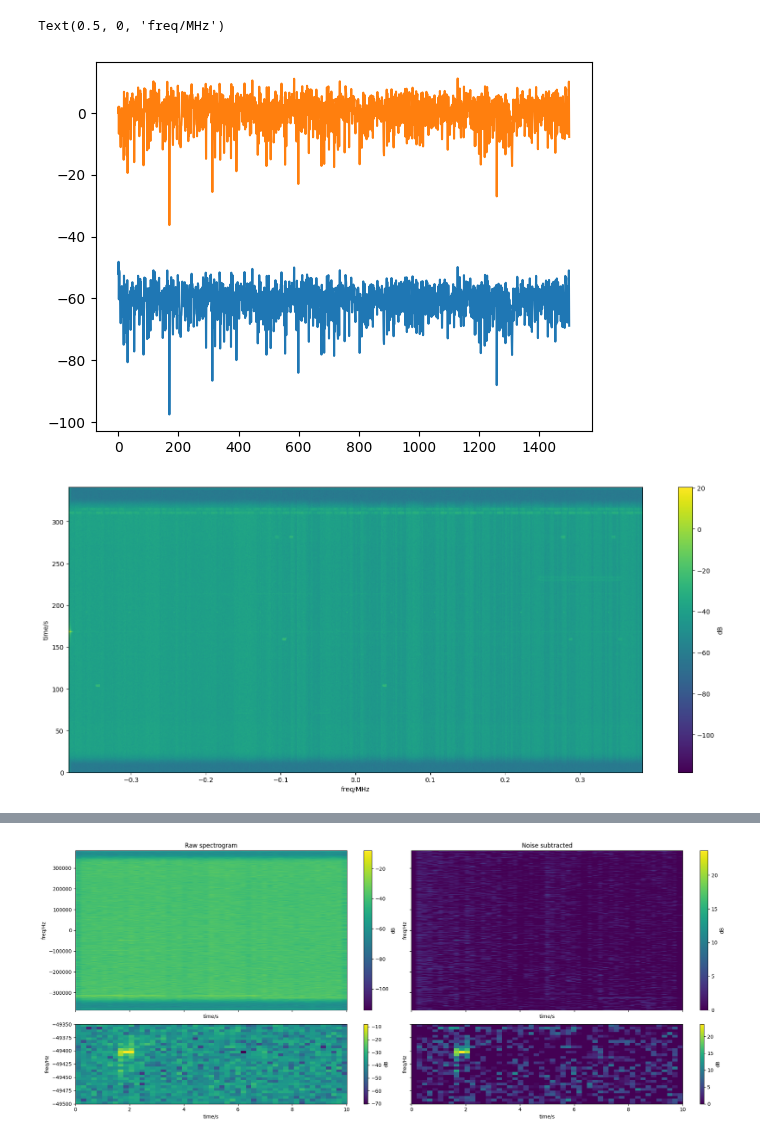
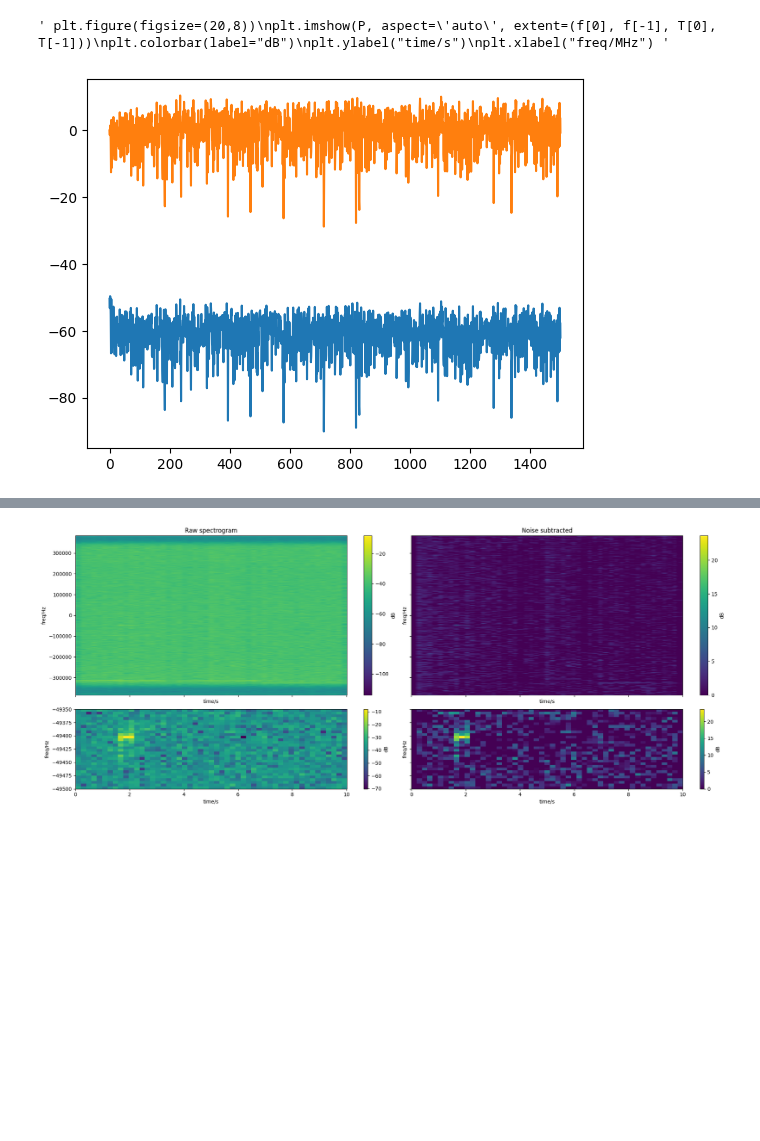
Before and after one commit to bigalnz/test_fft, a Jupyter notebook: notebooks/channelised_baseline.ipynb, the cells around one changed output, grey strips where cells are left out. Saved outputs shown, nothing was run; the diff lists cells and outputs as text; code cells hidden in the pictures; blank space fills up the shorter version.

```diff
--- a/notebooks/channelised_baseline.ipynb
+++ b/notebooks/channelised_baseline.ipynb
@@ -38,24 +70,23 @@ plt.plot(f, db(spec))
 # %%
 window_size = 1024 * 5
 SFT = ShortTimeFFT(win=np.ones(window_size), hop=window_size, fs=fs, fft_mode="centered")
 D = SFT.stft(d)
 PSD = np.abs(D)**2
 P = db(PSD)
 baseline = np.cumsum(P, axis=1) / np.arange(1, P.shape[1] + 1)
 P_adj = P - baseline
 
-plt.plot(P[0])
-plt.plot(P_adj[0])
+plt.plot(P[1])
+plt.plot(P_adj[1])
 
-plt.figure(figsize=(20,8))
+""" plt.figure(figsize=(20,8))
 plt.imshow(P, aspect='auto', extent=(f[0], f[-1], T[0], T[-1]))
 plt.colorbar(label="dB")
 plt.ylabel("time/s")
-plt.xlabel("freq/MHz")
+plt.xlabel("freq/MHz") """
 # %% [output]
-Text(0.5, 0, 'freq/MHz')
+' plt.figure(figsize=(20,8))\nplt.imshow(P, aspect=\'auto\', extent=(f[0], f[-1], T[0], T[-1]))\nplt.colorbar(label="dB")\nplt.ylabel("time/s")\nplt.xlabel("freq/MHz") '
-[figure, old version]
+[figure, new version]
-[figure, removed]
 # %%
 %%time
 # perform FFT over sliding window, and convert to dB
```
Also changed, not shown: parts of 1 cell of this notebook.
